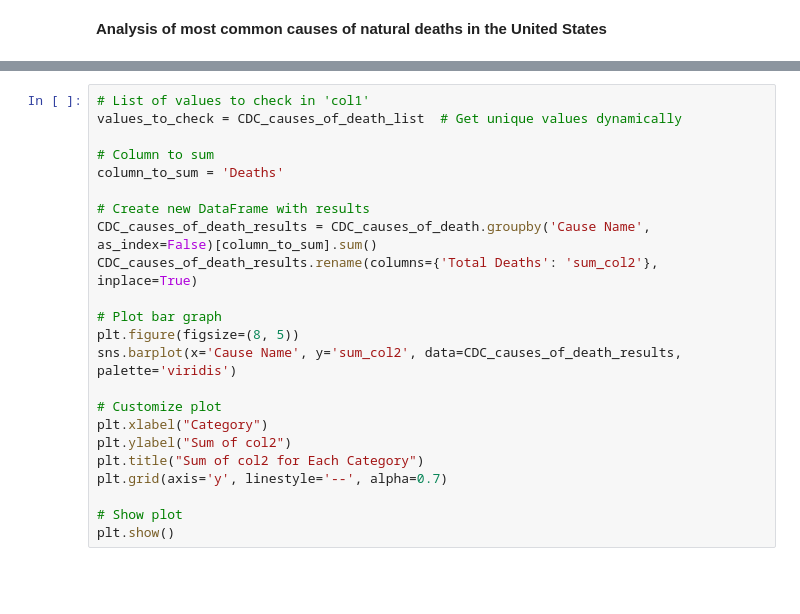
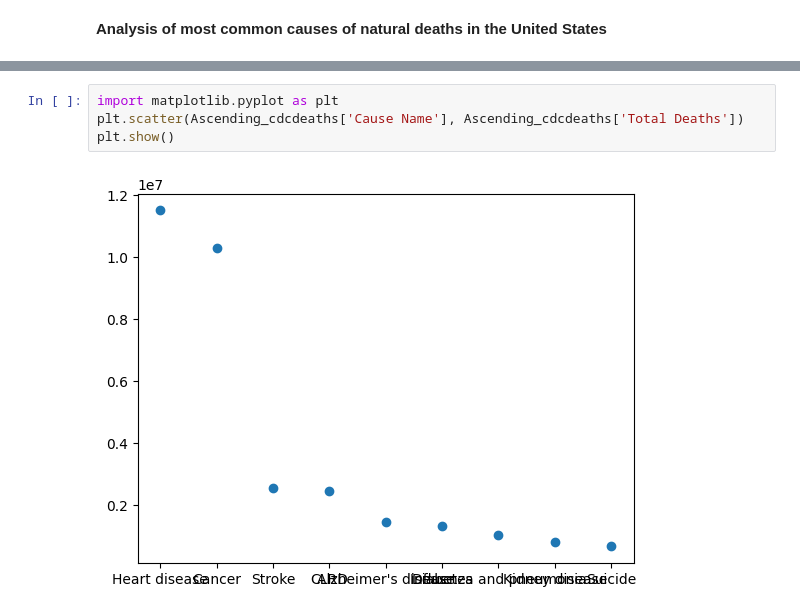
Before and after one commit to DoricesPieces/ClinicalTrials, a Jupyter notebook: Alternative Therapies analysis.ipynb, the cells around one changed output, grey strips where cells are left out. Saved outputs shown, nothing was run; the diff lists cells and outputs as text; blank space fills up the shorter version.

```diff
--- a/Alternative Therapies analysis.ipynb
+++ b/Alternative Therapies analysis.ipynb
@@ -395,26 +713,9 @@ Ascending_cdcdeaths.head()
-# %%
-# List of values to check in 'col1'
-values_to_check = CDC_causes_of_death_list  # Get unique values dynamically
-
-# Column to sum
-column_to_sum = 'Deaths'
-
-# Create new DataFrame with results
-CDC_causes_of_death_results = CDC_causes_of_death.groupby('Cause Name', as_index=False)[column_to_sum].sum()
-CDC_causes_of_death_results.rename(columns={'Total Deaths': 'sum_col2'}, inplace=True)
-
-# Plot bar graph
-plt.figure(figsize=(8, 5))
-sns.barplot(x='Cause Name', y='sum_col2', data=CDC_causes_of_death_results, palette='viridis')
-
-# Customize plot
-plt.xlabel("Category")
-plt.ylabel("Sum of col2")
-plt.title("Sum of col2 for Each Category")
-plt.grid(axis='y', linestyle='--', alpha=0.7)
-
-# Show plot
-plt.show()
+# %%
+import matplotlib.pyplot as plt
+plt.scatter(Ascending_cdcdeaths['Cause Name'], Ascending_cdcdeaths['Total Deaths'])
+plt.show()
+# %% [output]
+[figure, added]
 # %%
 
 CDC_Causes = CDC_causes_of_death_results['Cause Name']
```
Also changed, not shown: parts of 46 cells of this notebook, 1 other file.
